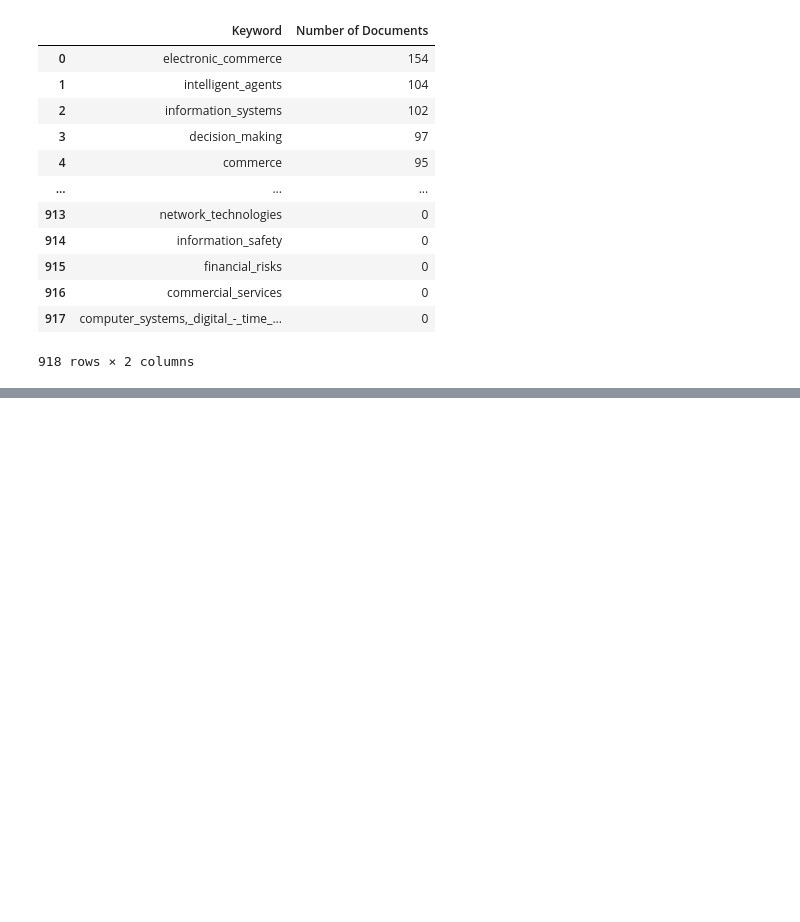
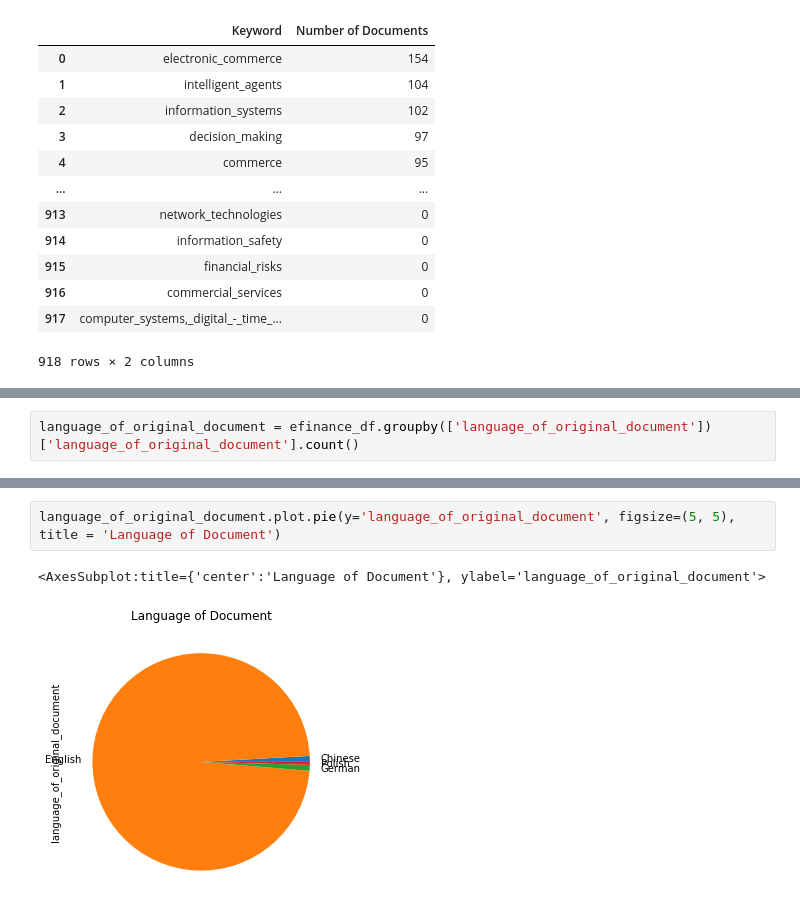
Before and after one commit to ArchaeonSeq/Theano_Premiere-_Project, a Jupyter notebook: e-finance_analysis.ipynb, the cells around one changed output, grey strips where cells are left out. Saved outputs shown, nothing was run; the diff lists cells and outputs as text; blank space fills up the shorter version.

```diff
--- a/e-finance_analysis.ipynb
+++ b/e-finance_analysis.ipynb
@@ -374,0 +446,2 @@ Number_of_citations("index_keywords")
+# %%
+language_of_original_document = efinance_df.groupby(['language_of_original_document'])['language_of_original_document'].count()
@@ -374,0 +464,5 @@ Number_of_citations("index_keywords")
+# %%
+language_of_original_document.plot.pie(y='language_of_original_document', figsize=(5, 5), title = 'Language of Document')
+# %% [output]
+<AxesSubplot:title={'center':'Language of Document'}, ylabel='language_of_original_document'>
+[figure, added]
```
Also changed, not shown: parts of 11 cells of this notebook.
